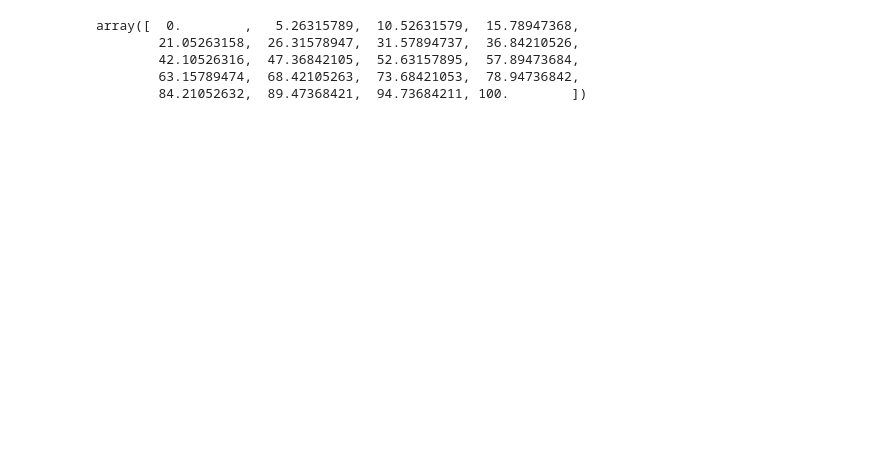
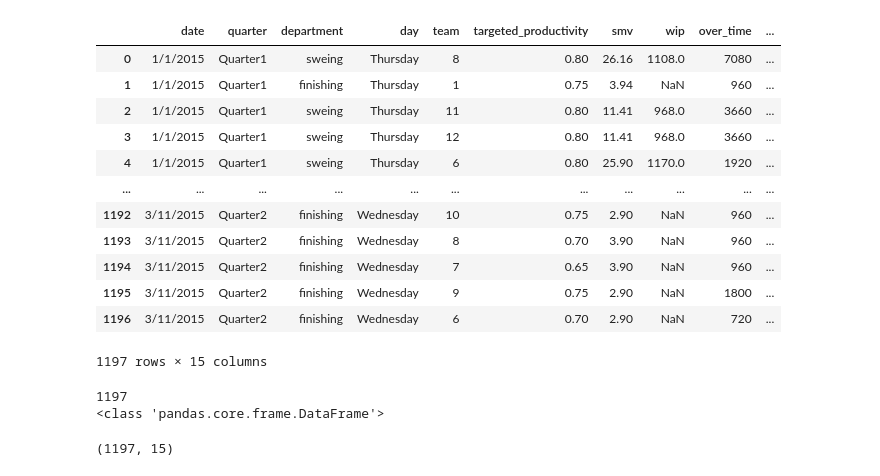
Before and after one commit to krnwnaji/learning_python, a Jupyter notebook: app-data-analytic-bootcamp.ipynb, the cells around one changed output. Drawn from its saved outputs; the diff is of its cells as text; code cells hidden in the pictures; blank space fills up the shorter version.

Commit message:
Kaggle Notebook | App Data Analytic Bootcamp | Version 2

```diff
--- a/app-data-analytic-bootcamp.ipynb
+++ b/app-data-analytic-bootcamp.ipynb
@@ -19,9 +22,28 @@ for dirname, _, filenames in os.walk('/kaggle/input'):
-# %%
-number = np.linspace(0,100,20)
-number
-# %% [output]
-array([  0.        ,   5.26315789,  10.52631579,  15.78947368,
-        21.05263158,  26.31578947,  31.57894737,  36.84210526,
-        42.10526316,  47.36842105,  52.63157895,  57.89473684,
-        63.15789474,  68.42105263,  73.68421053,  78.94736842,
-        84.21052632,  89.47368421,  94.73684211, 100.        ])
+# %%
+df = pd.read_csv(r'/kaggle/input/productivity-prediction-of-garment-employees/garments_worker_productivity.csv')
+df
+
+#date format : YYYY-MM-DD e.g. 2023-10-2
+#need convert to python format
+# %% [output]
+|  | date | quarter | department | day | team | targeted_productivity | smv | wip | over_time | ... |
+| 0 | 1/1/2015 | Quarter1 | sweing | Thursday | 8 | 0.80 | 26.16 | 1108.0 | 7080 | ... |
+| 1 | 1/1/2015 | Quarter1 | finishing | Thursday | 1 | 0.75 | 3.94 | NaN | 960 | ... |
+| 2 | 1/1/2015 | Quarter1 | sweing | Thursday | 11 | 0.80 | 11.41 | 968.0 | 3660 | ... |
+| 3 | 1/1/2015 | Quarter1 | sweing | Thursday | 12 | 0.80 | 11.41 | 968.0 | 3660 | ... |
+| 4 | 1/1/2015 | Quarter1 | sweing | Thursday | 6 | 0.80 | 25.90 | 1170.0 | 1920 | ... |
+| ... | ... | ... | ... | ... | ... | ... | ... | ... | ... | ... |
+| 1192 | 3/11/2015 | Quarter2 | finishing | Wednesday | 10 | 0.75 | 2.90 | NaN | 960 | ... |
+| 1193 | 3/11/2015 | Quarter2 | finishing | Wednesday | 8 | 0.70 | 3.90 | NaN | 960 | ... |
+| 1194 | 3/11/2015 | Quarter2 | finishing | Wednesday | 7 | 0.65 | 3.90 | NaN | 960 | ... |
+| 1195 | 3/11/2015 | Quarter2 | finishing | Wednesday | 9 | 0.75 | 2.90 | NaN | 1800 | ... |
+| 1196 | 3/11/2015 | Quarter2 | finishing | Wednesday | 6 | 0.70 | 2.90 | NaN | 720 | ... |
+1197 rows × 15 columns
+# %%
+print(len(df)) # to print the dataframe
+print(type(df))
+df.shape
+# %% [output]
+1197
+<class 'pandas.core.frame.DataFrame'>
+(1197, 15)
```
Also changed, not shown: parts of 10 cells of this notebook.
